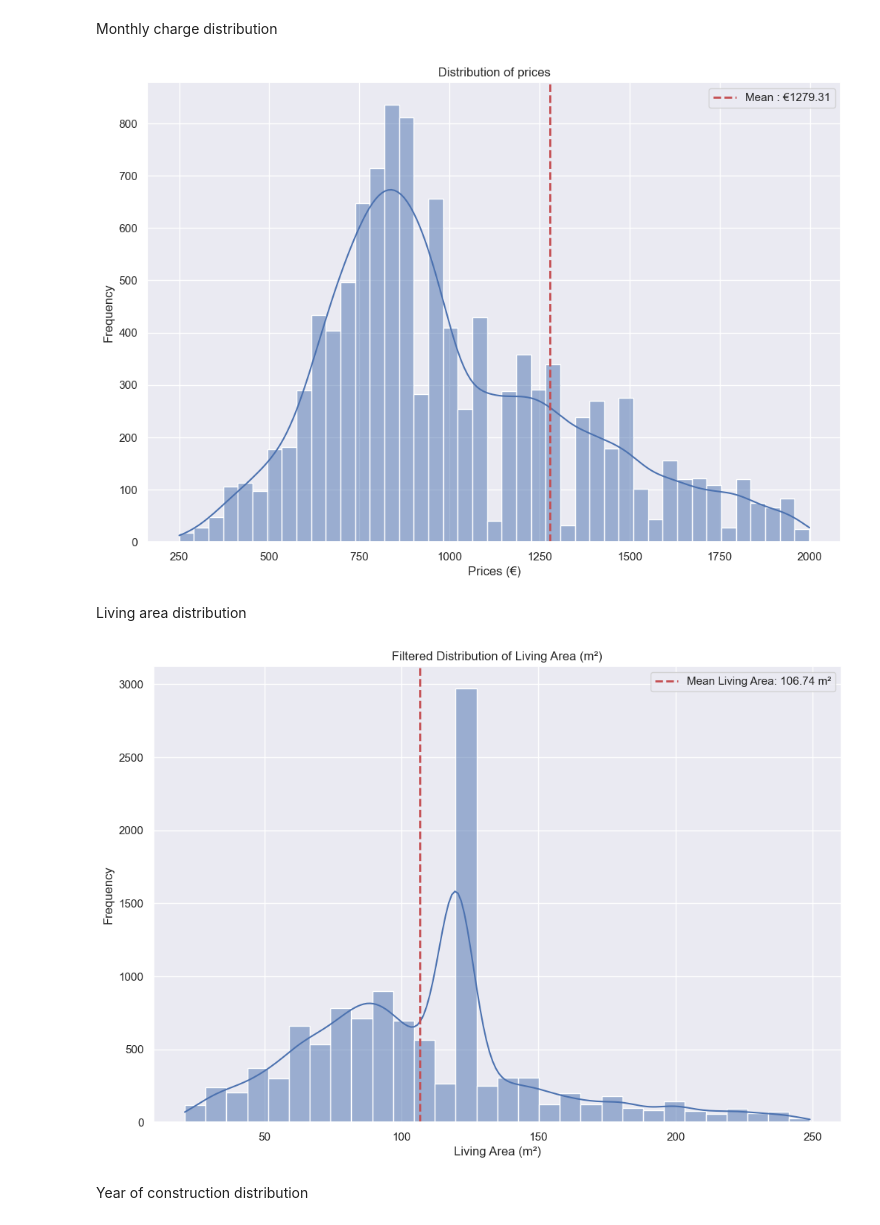
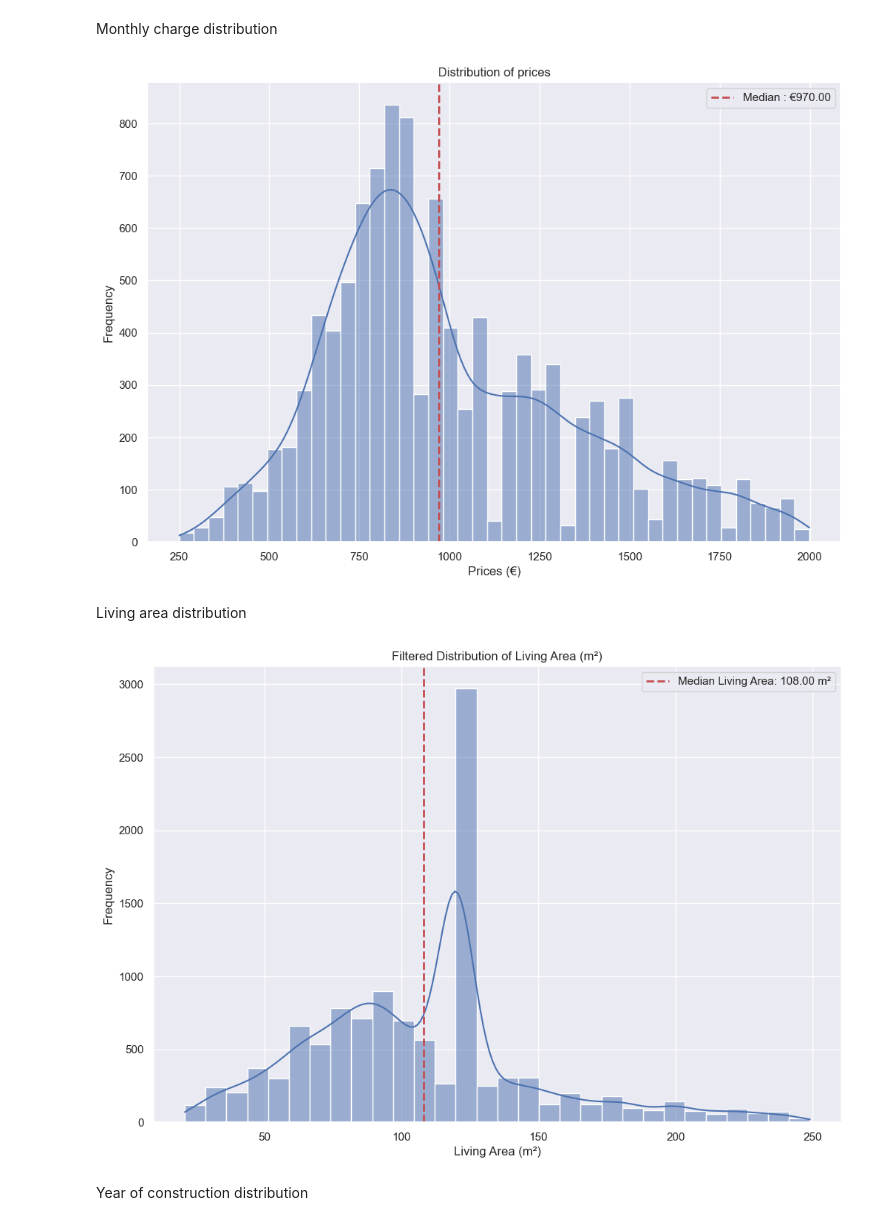
Before and after one commit to AdrienPiette/Data-visualisation, a Jupyter notebook: analyze/Analyzing rents.ipynb, the cells around one changed output. Drawn from its saved outputs; the diff is of its cells as text; code cells hidden in the pictures.

```diff
--- a/analyze/Analyzing rents.ipynb
+++ b/analyze/Analyzing rents.ipynb
@@ -43,41 +44,41 @@ Index(['BathroomCount', 'BedroomCount', 'ConstructionYear', 'District',
 Monthly charge distribution
 # %%
 import seaborn as sns
-df_average_price = df_rent['Price'].mean()
-#df[''] < 800000
+df_average_price = df_rent['Price'].median()
+
 
 df_filtered = df_rent[df_rent['Price'] < 2000]
 
-#df_average_price = df_filtered[''].mean()
+
 sns.set_theme()
 plt.figure(figsize=(12, 8))
 sns.histplot(df_filtered['Price'], kde=True)
 plt.title('Distribution of prices')
 plt.xlabel('Prices (€)')
 plt.ylabel('Frequency')
-plt.axvline(df_average_price, color='r', linestyle='--', linewidth=2, label=f'Mean : €{df_average_price:.2f}')
+plt.axvline(df_average_price, color='r', linestyle='--', linewidth=2, label=f'Median : €{df_average_price:.2f}')
 plt.legend()
 plt.show()
 # %% [output]
-[figure, old version]
+[figure, new version]
 # %% [markdown]
 Living area distribution
 # %%
 
 df_filtered = df_rent[(df_rent['LivingArea'] < 250) & (df_rent['LivingArea'] > 20)]
 
-df_average_Area = df_filtered['LivingArea'].mean()
+df_average_Area = df_filtered['LivingArea'].median()
 
 plt.figure(figsize=(12, 8))
 sns.histplot(df_filtered['LivingArea'], kde=True, bins=30, palette='Blues_d')
 plt.title('Filtered Distribution of Living Area (m²)')
 plt.xlabel('Living Area (m²)')
 plt.ylabel('Frequency')
-plt.axvline(df_average_Area, color='r', linestyle='--', linewidth=2, label=f'Mean Living Area: {df_average_Area:.2f} m²')
+plt.axvline(df_average_Area, color='r', linestyle='--', linewidth=2, label=f'Median Living Area: {df_average_Area:.2f} m²')
 plt.legend()
 plt.show()
 # %% [output]
-[figure, old version]
+[figure, new version]
 # %% [markdown]
 Year of construction distribution
 # %%
```
Also changed, not shown: parts of 7 cells of this notebook, 9 other files.
